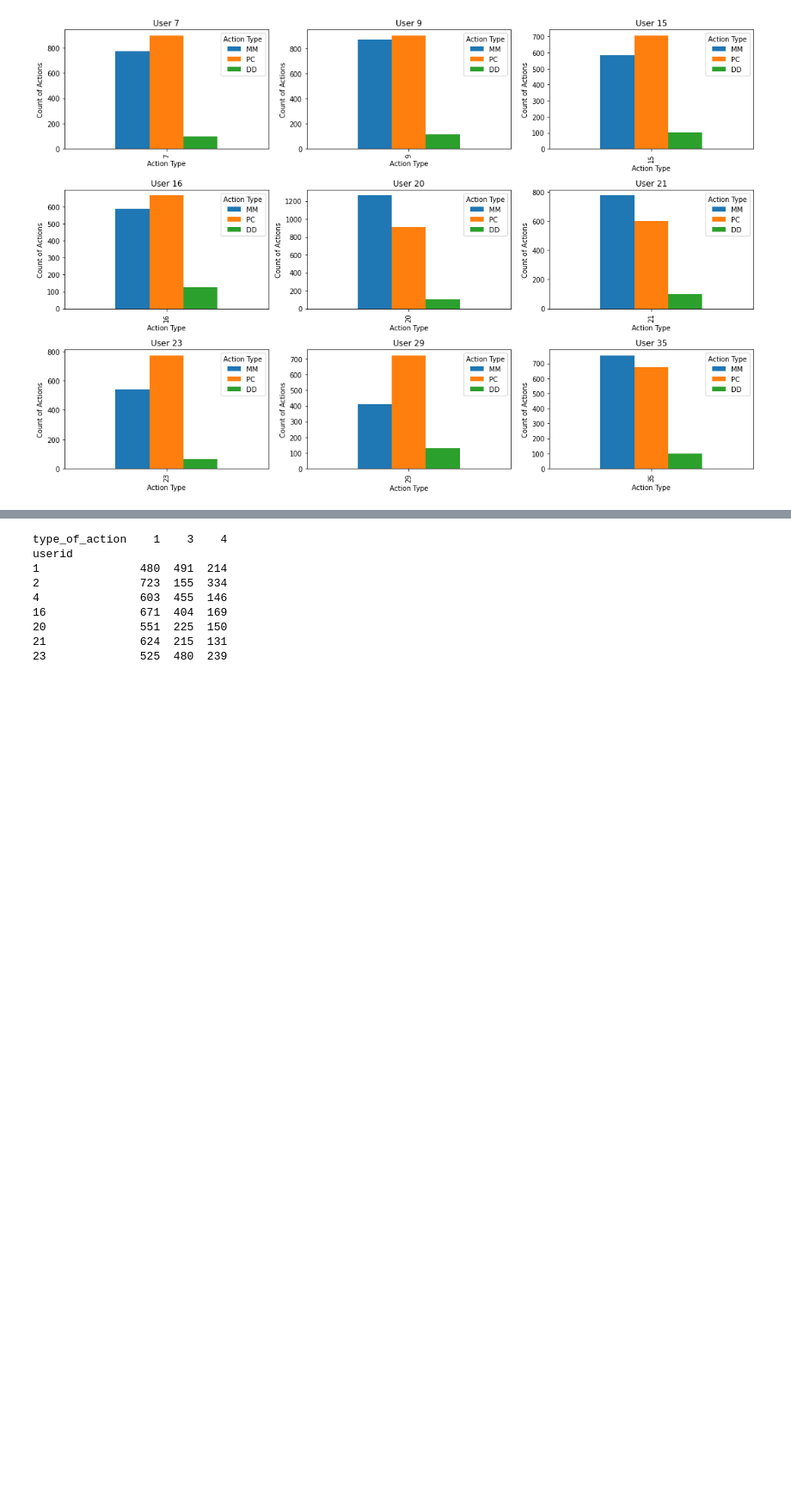
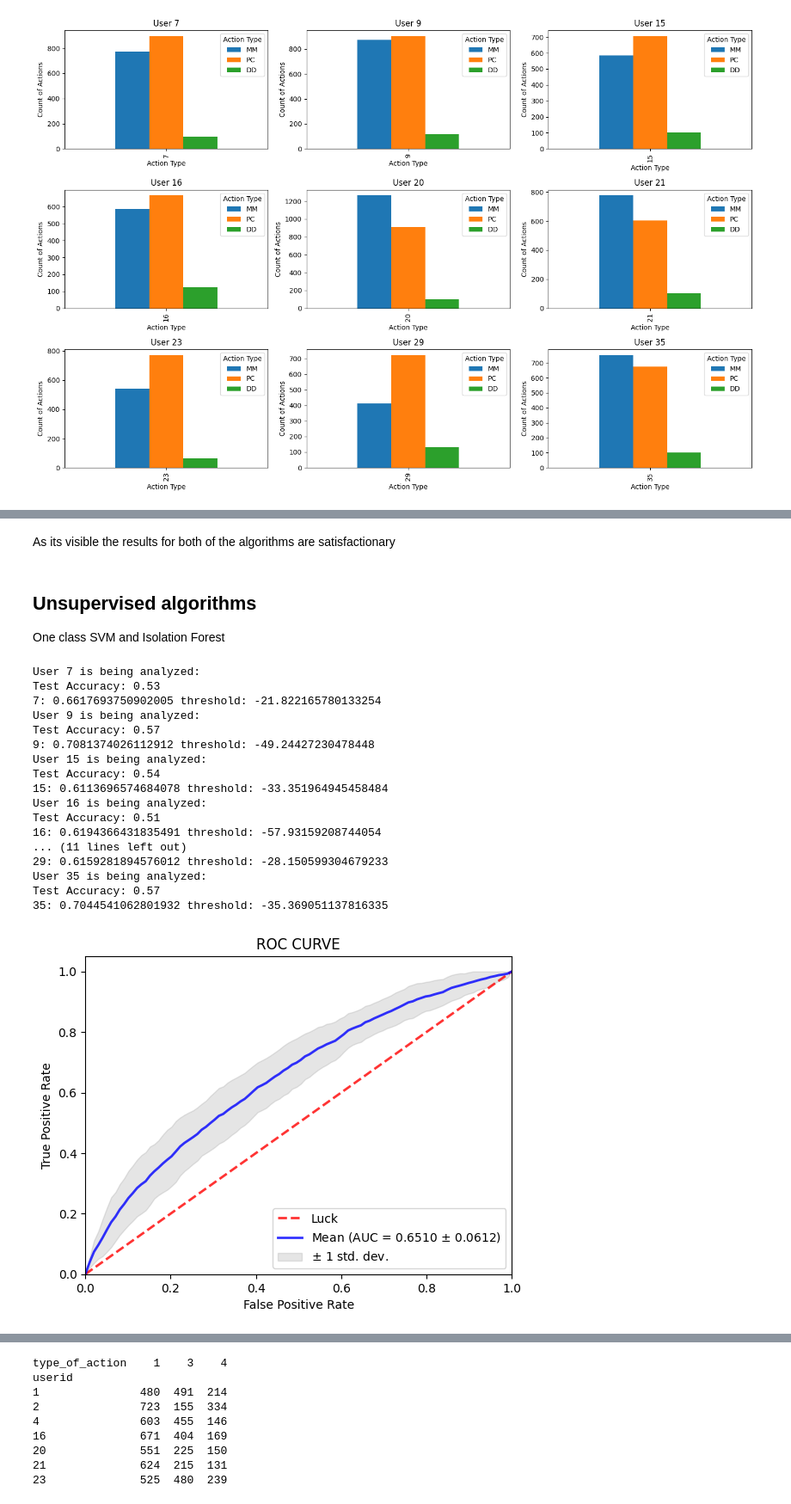
Before and after one commit to killzone10/mouse_dynamics, a Jupyter notebook: main.ipynb, the cells around one changed output, grey strips where cells are left out. Shown at 86% size. Saved outputs shown, nothing was run; the diff lists cells and outputs as text; code cells hidden in the pictures; blank space fills up the shorter version.

```diff
--- a/main.ipynb
+++ b/main.ipynb
@@ -157,0 +183,5 @@ Test Accuracy: 0.71
+# %% [markdown]
+As its visible the results for both of the algorithms are satisfactionary
+# %% [markdown]
+## Unsupervised  algorithms
+One class SVM and Isolation Forest
@@ -157,0 +190,45 @@ Test Accuracy: 0.71
+# %%
+fpr = {}
+tpr = {}
+roc_auc = {}
+shuffle = True
+for legalUser in users:
+    dataset = balabitAnalyser.createTrainingDataWithLabel(legalUser)
+    X = dataset[:, 0:-1]
+    y = dataset[:, -1]
+    X_train, X_validation, y_train, y_validation = balabitAnalyser.trainingTestSplit(X, y, TEST_SIZE, shuffle)
+    y_validation = np.where(y_validation == 0, -1, y_validation)
+
+    model = OneClassSVMModel(dataset, users)
+    fpr[legalUser], tpr[legalUser], thr = model.evaluate(X_train, y_train, X_validation, y_validation, legalUser)
+    threshold = -1
+    try:
+        eer = brentq(lambda x: 1. - x - interp1d(fpr[legalUser], tpr[legalUser])(x), 0., 1.) ## brentq znajdowanie 0 , interpid interpolacja
+        threshold = interp1d(fpr[legalUser], thr)(eer)
+
+    except (ZeroDivisionError, ValueError):
+        print("Division by zero")
+
+    roc_auc[legalUser] = auc(fpr[legalUser], tpr[legalUser])
+    print(str(legalUser) + ": " + str(roc_auc[legalUser])+" threshold: "+str(threshold))
+
+plotROCs(fpr, tpr, roc_auc, users)
+# %% [output]
+User 7 is being analyzed:
+Test Accuracy: 0.53
+7: 0.6617693750902005 threshold: -21.822165780133254
+User 9 is being analyzed:
+Test Accuracy: 0.57
+9: 0.7081374026112912 threshold: -49.24427230478448
+User 15 is being analyzed:
+Test Accuracy: 0.54
+15: 0.6113696574684078 threshold: -33.351964945458484
+User 16 is being analyzed:
+Test Accuracy: 0.51
+16: 0.6194366431835491 threshold: -57.93159208744054
+... (11 lines left out)
+29: 0.6159281894576012 threshold: -28.150599304679233
+User 35 is being analyzed:
+Test Accuracy: 0.57
+35: 0.7044541062801932 threshold: -35.369051137816335
+[figure, added]
```
Also changed, not shown: parts of 65 cells of this notebook, 35 other files.
